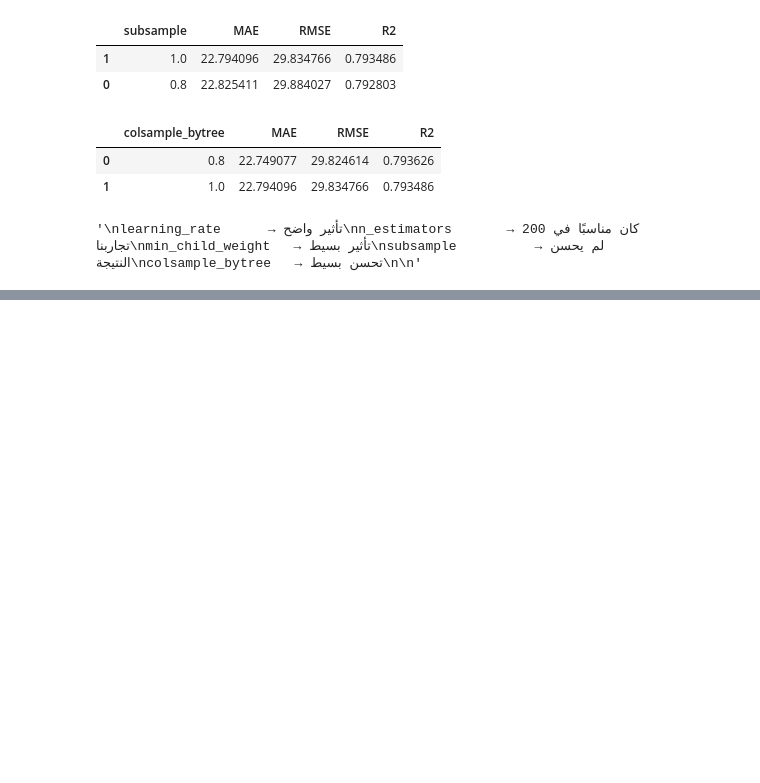
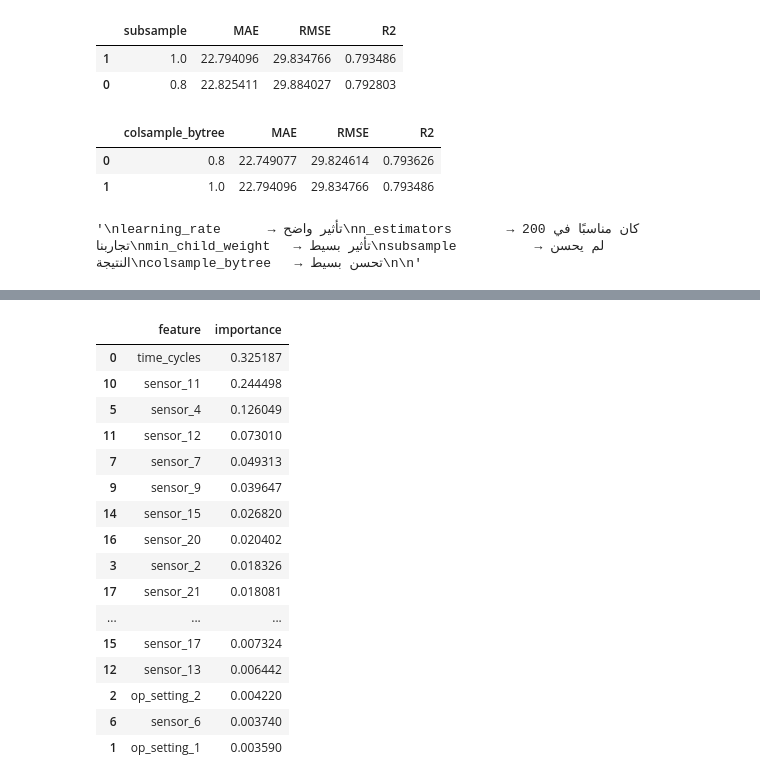
Before and after one commit to Sohilaeldally/PMPS, a Jupyter notebook: notebooks/04_xgboost_tuning.ipynb, the cells around one changed output, grey strips where cells are left out. Saved outputs shown, nothing was run; the diff lists cells and outputs as text; code cells hidden in the pictures; blank space fills up the shorter version.

```diff
--- a/notebooks/04_xgboost_tuning.ipynb
+++ b/notebooks/04_xgboost_tuning.ipynb
@@ -314,0 +346,30 @@ colsample_bytree   → تحسن بسيط
+# %%
+feature_importance_xgb = pd.DataFrame({
+    "feature": get_feature_columns(train_data),
+    "importance": final_xgb.feature_importances_
+})
+
+feature_importance_xgb = feature_importance_xgb.sort_values(
+    "importance",
+    ascending=False
+)
+
+feature_importance_xgb
+# %% [output]
+|  | feature | importance |
+| 0 | time_cycles | 0.325187 |
+| 10 | sensor_11 | 0.244498 |
+| 5 | sensor_4 | 0.126049 |
+| 11 | sensor_12 | 0.073010 |
+| 7 | sensor_7 | 0.049313 |
+| 9 | sensor_9 | 0.039647 |
+| 14 | sensor_15 | 0.026820 |
+| 16 | sensor_20 | 0.020402 |
+| 3 | sensor_2 | 0.018326 |
+| 17 | sensor_21 | 0.018081 |
+| ... | ... | ... |
+| 15 | sensor_17 | 0.007324 |
+| 12 | sensor_13 | 0.006442 |
+| 2 | op_setting_2 | 0.004220 |
+| 6 | sensor_6 | 0.003740 |
+| 1 | op_setting_1 | 0.003590 |
```
Also changed, not shown: parts of 7 cells of this notebook, 2 other files.
